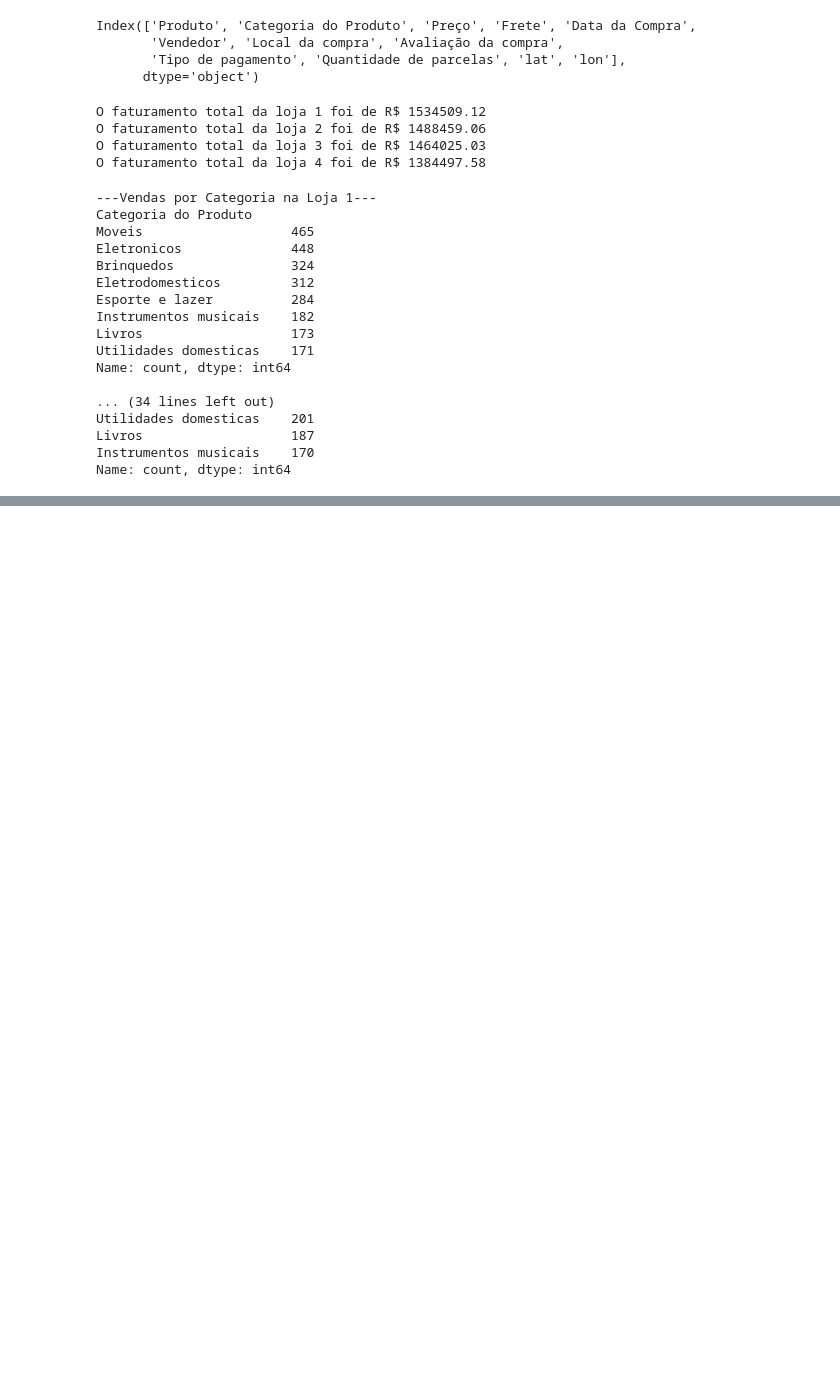
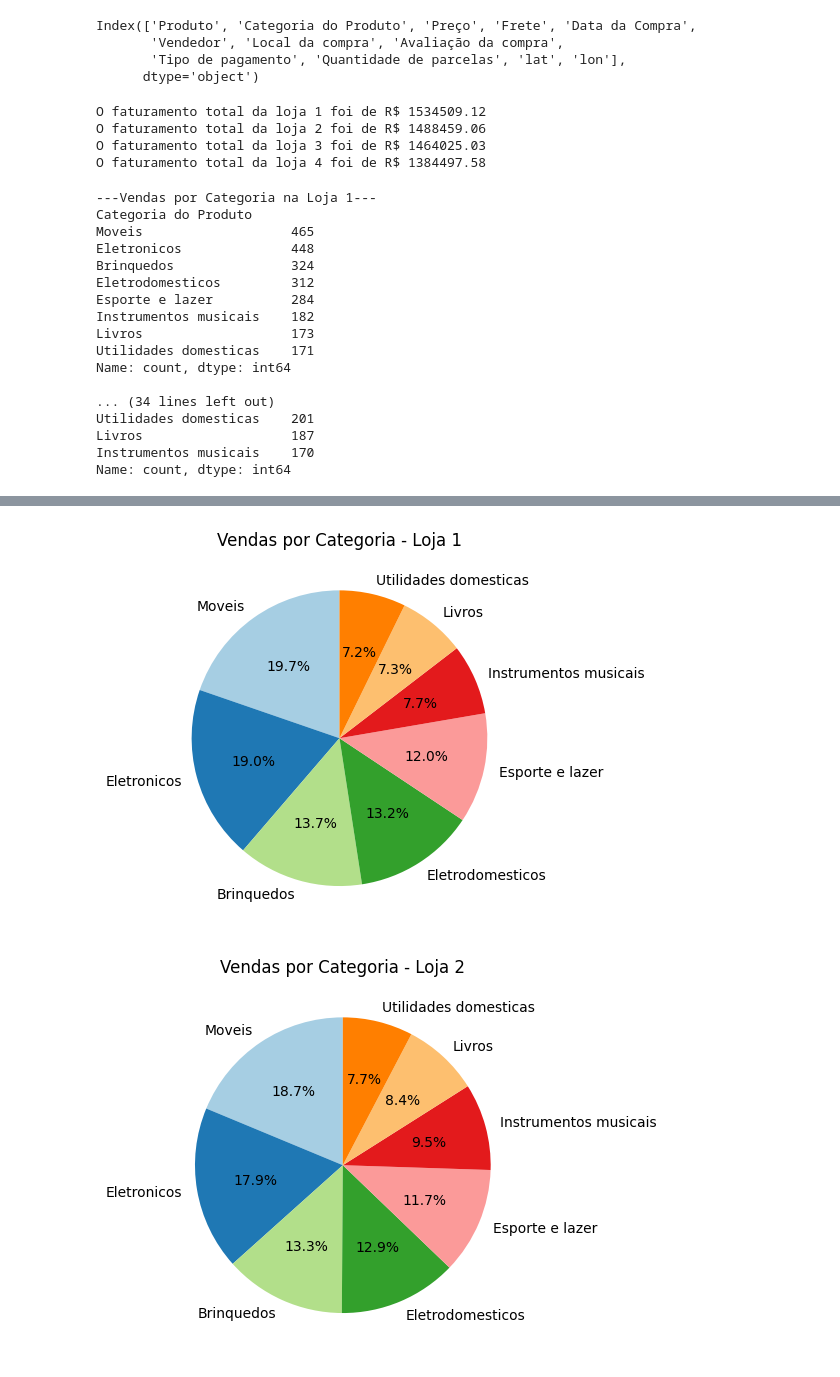
Before and after one commit to paulahruizpro-ux/Alura-Store-Challenge, a Jupyter notebook: Alura_Store.ipynb, the cells around one changed output, grey strips where cells are left out. Cells and saved outputs as stored; diff of their text form; code cells hidden in the pictures; blank space fills up the shorter version.

```diff
--- a/Alura_Store.ipynb
+++ b/Alura_Store.ipynb
@@ -82,0 +216,21 @@ Name: count, dtype: int64
+# %%
+from numpy._core.defchararray import index
+nomes_lojas = ['Loja 1', 'Loja 2', 'Loja 3', 'Loja 4']
+
+for i, df in enumerate(lista_lojas):
+  numero_vendas = df['Categoria do Produto'].value_counts()
+  numero_vendas.index = numero_vendas.index.str.capitalize()
+
+  #criar gráfico de pizza
+  plt.pie(numero_vendas,
+          labels=numero_vendas.index, #nomes das categorias
+          autopct='%1.1f%%', #mostra a porcentagem
+          startangle=90,
+          colors=plt.cm.Paired.colors)
+
+  plt.title(f'Vendas por Categoria - {nomes_lojas[i]}')
+  plt.show()
+  print('\n')
+# %% [output]
+[figure, added]
+[figure, added]
```
Also changed, not shown: parts of 13 cells of this notebook.
